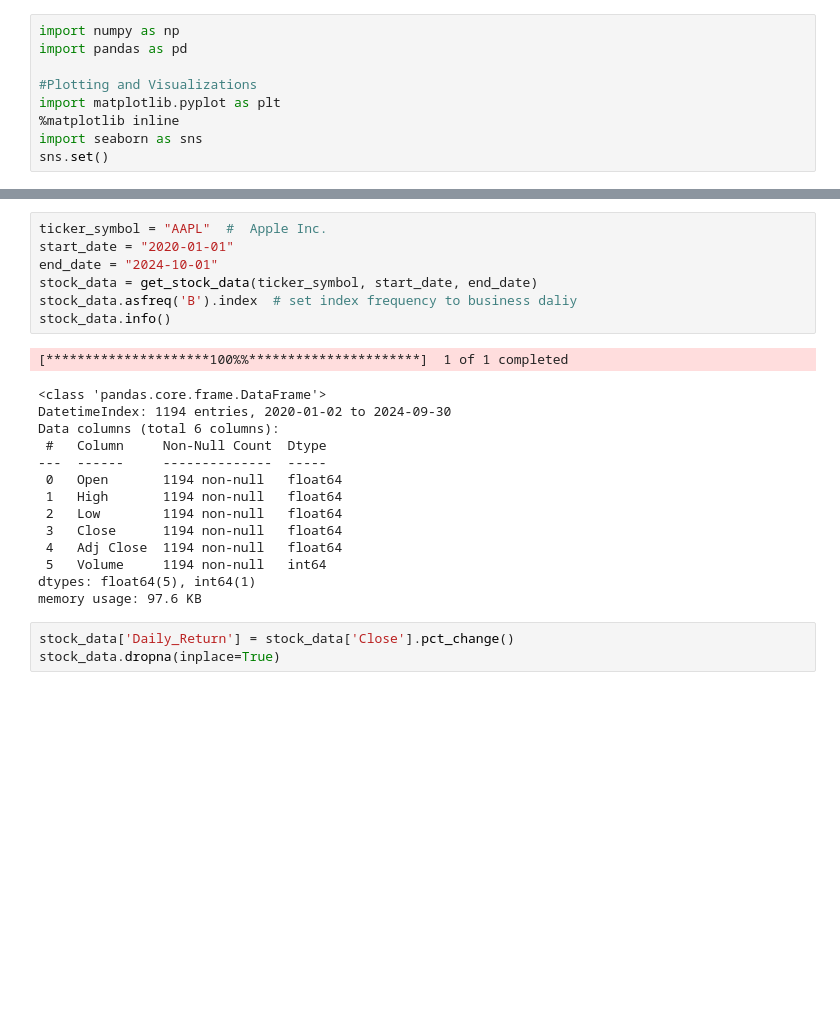
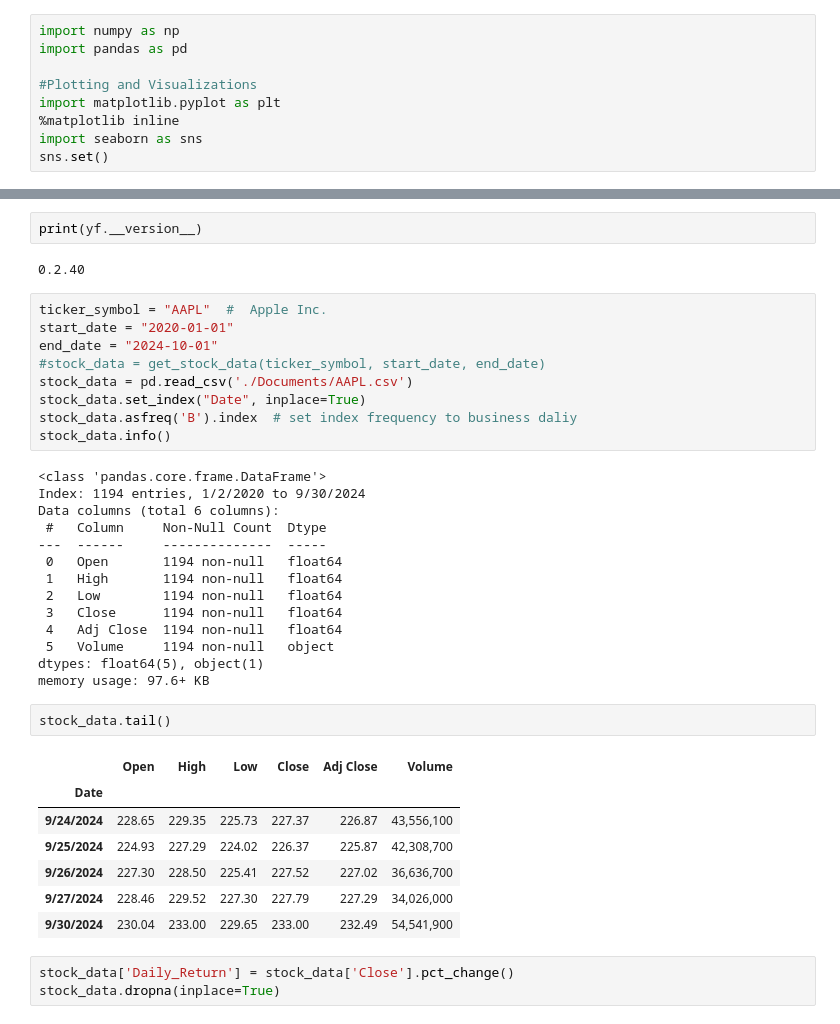
Before and after one commit to myscratchbooks/Python-and-R, a Jupyter notebook: Python_Particle filter - Stock Price.ipynb, the cells around one changed output, grey strips where cells are left out. Cells and saved outputs as stored; diff of their text form; blank space fills up the shorter version.

```diff
--- a/Python_Particle filter - Stock Price.ipynb
+++ b/Python_Particle filter - Stock Price.ipynb
@@ -24,25 +54,40 @@ filterpy.__version__
+# %%
+print(yf.__version__)
+# %% [output]
+0.2.40
 # %%
 ticker_symbol = "AAPL"  #  Apple Inc.
 start_date = "2020-01-01"
 end_date = "2024-10-01"
-stock_data = get_stock_data(ticker_symbol, start_date, end_date)
+#stock_data = get_stock_data(ticker_symbol, start_date, end_date)
+stock_data = pd.read_csv('./Documents/AAPL.csv')
+stock_data.set_index("Date", inplace=True)
 stock_data.asfreq('B').index  # set index frequency to business daliy
 stock_data.info()
 # %% [output]
-[*********************100%%**********************]  1 of 1 completed
+<class 'pandas.core.frame.DataFrame'>
+Index: 1194 entries, 1/2/2020 to 9/30/2024
+Data columns (total 6 columns):
+ #   Column     Non-Null Count  Dtype
+---  ------     --------------  -----
+ 0   Open       1194 non-null   float64
+ 1   High       1194 non-null   float64
+ 2   Low        1194 non-null   float64
+ 3   Close      1194 non-null   float64
+ 4   Adj Close  1194 non-null   float64
+ 5   Volume     1194 non-null   object
+dtypes: float64(5), object(1)
+memory usage: 97.6+ KB
-<class 'pandas.core.frame.DataFrame'>
-DatetimeIndex: 1194 entries, 2020-01-02 to 2024-09-30
-Data columns (total 6 columns):
- #   Column     Non-Null Count  Dtype
----  ------     --------------  -----
- 0   Open       1194 non-null   float64
- 1   High       1194 non-null   float64
- 2   Low        1194 non-null   float64
- 3   Close      1194 non-null   float64
- 4   Adj Close  1194 non-null   float64
- 5   Volume     1194 non-null   int64
-dtypes: float64(5), int64(1)
-memory usage: 97.6 KB
+# %%
+stock_data.tail()
+# %% [output]
+|  | Open | High | Low | Close | Adj Close | Volume |
+| Date |  |  |  |  |  |  |
+| 9/24/2024 | 228.65 | 229.35 | 225.73 | 227.37 | 226.87 | 43,556,100 |
+| 9/25/2024 | 224.93 | 227.29 | 224.02 | 226.37 | 225.87 | 42,308,700 |
+| 9/26/2024 | 227.30 | 228.50 | 225.41 | 227.52 | 227.02 | 36,636,700 |
+| 9/27/2024 | 228.46 | 229.52 | 227.30 | 227.79 | 227.29 | 34,026,000 |
+| 9/30/2024 | 230.04 | 233.00 | 229.65 | 233.00 | 232.49 | 54,541,900 |
 # %%
 stock_data['Daily_Return'] = stock_data['Close'].pct_change()
 stock_data.dropna(inplace=True)
```
Also changed, not shown: parts of 9 cells of this notebook.
